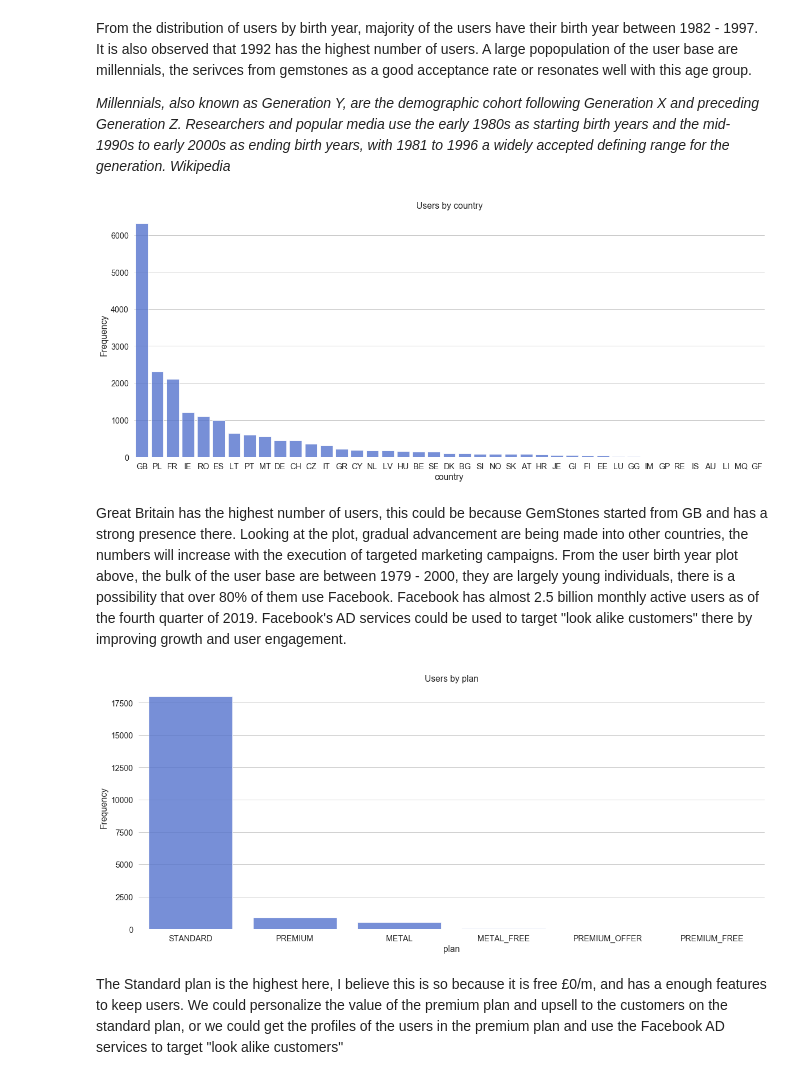
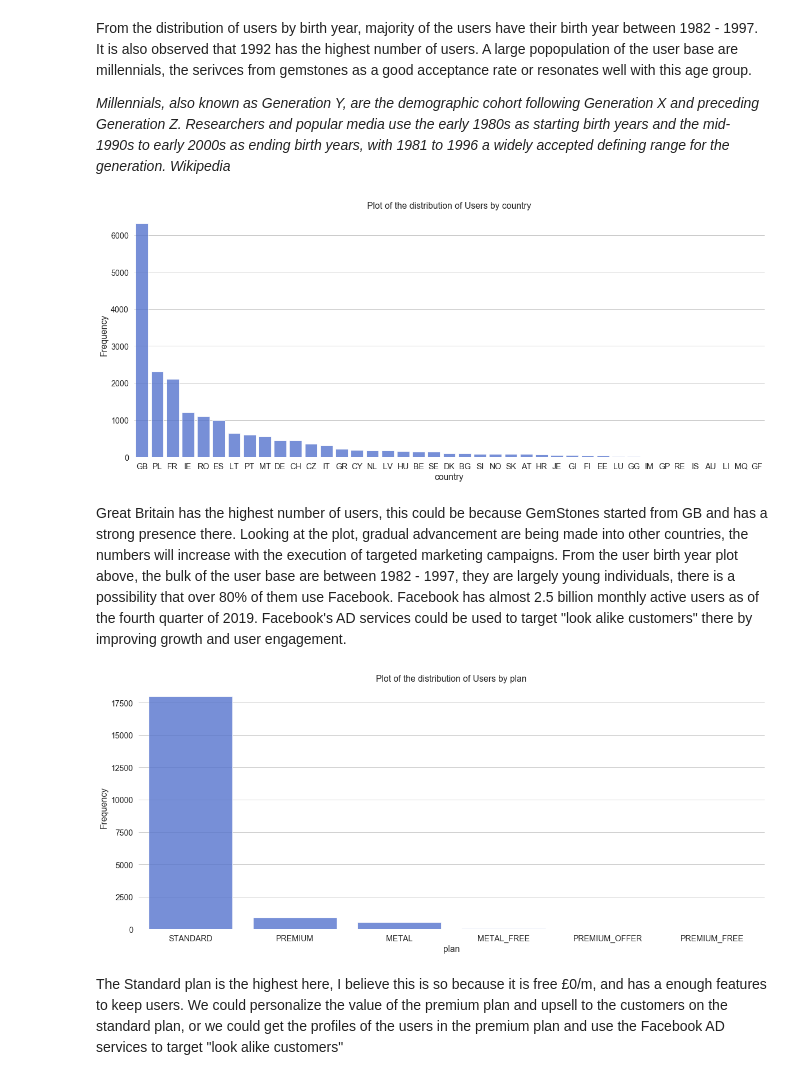
Before and after one commit to segunadelowo/gemstones-user-engagement, a Jupyter notebook: notebooks/2020-04-06-SA-2-eda_and_model_development.ipynb, the cells around one changed output. Saved outputs shown, nothing was run; the diff lists cells and outputs as text; code cells hidden in the pictures.

```diff
--- a/notebooks/2020-04-06-SA-2-eda_and_model_development.ipynb
+++ b/notebooks/2020-04-06-SA-2-eda_and_model_development.ipynb
@@ -305,16 +304,16 @@ From the distribution of users by birth year, majority of the users have their b
 <i>Millennials, also known as Generation Y, are the demographic cohort following Generation X and preceding Generation Z. Researchers and popular media use the early 1980s as starting birth years and the mid-1990s to early 2000s as ending birth years, with 1981 to 1996 a widely accepted defining range for the generation. Wikipedia<i>
 # %%
 # Plot the distribution country
-plot_attribute(df_users,'country','Users by')
+plot_attribute(df_users,'country','Plot of the distribution of Users by')
 # %% [output]
-[figure, old version]
+[figure, new version]
 # %% [markdown]
-Great Britain has the highest number of users, this could be because GemStones started from GB and has a strong presence there. Looking at the plot, gradual advancement are being made into other countries, the numbers will increase with the execution of targeted marketing campaigns. From the user birth year plot above, the bulk of the user base are between 1979 - 2000, they are largely young individuals, there is a possibility that over 80% of them use Facebook. Facebook has almost 2.5 billion monthly active users as of the fourth quarter of 2019. Facebook's AD services could be used to target "look alike customers" there by improving growth and user engagement.
+Great Britain has the highest number of users, this could be because GemStones started from GB and has a strong presence there. Looking at the plot, gradual advancement are being made into other countries, the numbers will increase with the execution of targeted marketing campaigns. From the user birth year plot above, the bulk of the user base are between 1982 - 1997, they are largely young individuals, there is a possibility that over 80% of them use Facebook. Facebook has almost 2.5 billion monthly active users as of the fourth quarter of 2019. Facebook's AD services could be used to target "look alike customers" there by improving growth and user engagement.
 # %%
 # Plot the distribution plan
-plot_attribute(df_users,'plan','Users by')
+plot_attribute(df_users,'plan','Plot of the distribution of Users by')
 # %% [output]
-[figure, old version]
+[figure, new version]
 # %% [markdown]
 The Standard plan is the highest here, I believe this is so because it is free £0/m, and has a enough features to keep users. We could personalize the value of the premium plan and upsell to the customers on the standard plan, or we could get the profiles of the users in the premium plan and use the Facebook AD services to target "look alike customers"
 # %%
```
Also changed, not shown: parts of 15 cells of this notebook, 1 other file.
